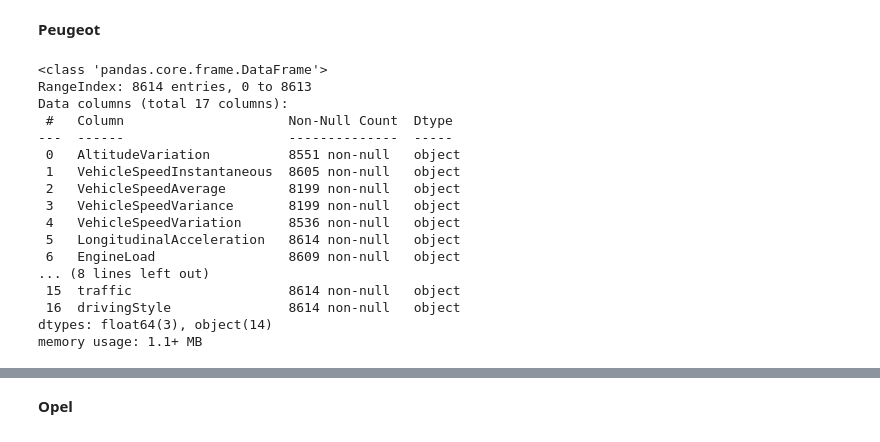
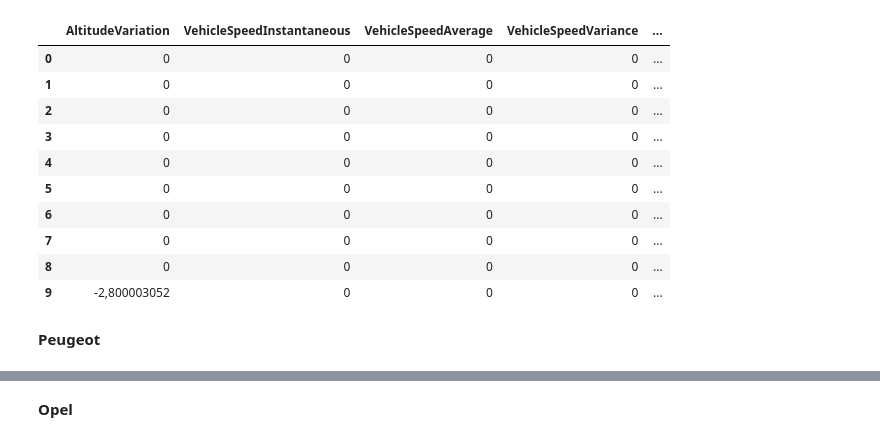
Before and after one commit to Aya-Elhoseny77/AI-Diploma, a Jupyter notebook: Traffic,_Driving_Style_and_Road_Surface_Condition.ipynb, the cells around one changed output, grey strips where cells are left out. Saved outputs shown, nothing was run; the diff lists cells and outputs as text; code cells hidden in the pictures.

```diff
--- a/Traffic,_Driving_Style_and_Road_Surface_Condition.ipynb
+++ b/Traffic,_Driving_Style_and_Road_Surface_Condition.ipynb
@@ -22,0 +17,10 @@ df_opel_02 = read_csv_error('/content/opel_corsa_02.csv')
+# %%
+def read_csv_error(file_path, sep=";"):
+    try:
+        return pd.read_csv(file_path, sep=sep)
+    except FileNotFoundError:
+        print(f"File not found: {file_path}")
+        return None
+    except pd.errors.ParserError:
+        print(f"Error parsing {file_path}. Skipping problematic lines.")
+        return pd.read_csv(file_path, sep=sep, on_bad_lines='skip')
@@ -22,0 +72,9 @@ df_opel_02 = read_csv_error('/content/opel_corsa_02.csv')
+# %%
+# Combine Peugeot data
+df_peugeot = pd.concat([df_peugeot_01, df_peugeot_02], ignore_index=True)
+
+# Combine Opel data
+df_opel = pd.concat([df_opel_01, df_opel_02], ignore_index=True)
+
+#combine all data into one DataFrame
+df_all = pd.concat([df_peugeot, df_opel], ignore_index=True)
@@ -22,0 +138,9 @@ df_opel_02 = read_csv_error('/content/opel_corsa_02.csv')
+# %%
+# Fill NaN in numeric columns with mean
+numeric_cols = df_all.select_dtypes(include=np.number).columns
+df_all[numeric_cols] = df_all[numeric_cols].fillna(df_all[numeric_cols].mean())
+# %%
+# Fill NaN in categorical columns with the most frequent value (mode)
+categorical_cols = df_all.select_dtypes(include=['object', 'category']).columns
+for col in categorical_cols:
+    df_all[col] = df_all[col].fillna(df_all[col].mode()[0])  # Fill with the most frequent value
@@ -23,22 +172,16 @@ df_opel_02 = read_csv_error('/content/opel_corsa_02.csv')
+# %%
+df_all.head(10)
+# %% [output]
+|  | AltitudeVariation | VehicleSpeedInstantaneous | VehicleSpeedAverage | VehicleSpeedVariance | ... |
+| 0 | 0 | 0 | 0 | 0 | ... |
+| 1 | 0 | 0 | 0 | 0 | ... |
+| 2 | 0 | 0 | 0 | 0 | ... |
+| 3 | 0 | 0 | 0 | 0 | ... |
+| 4 | 0 | 0 | 0 | 0 | ... |
+| 5 | 0 | 0 | 0 | 0 | ... |
+| 6 | 0 | 0 | 0 | 0 | ... |
+| 7 | 0 | 0 | 0 | 0 | ... |
+| 8 | 0 | 0 | 0 | 0 | ... |
+| 9 | -2,800003052 | 0 | 0 | 0 | ... |
 # %% [markdown]
 **Peugeot**
-# %%
-df_peugeot_01.info()
-# %% [output]
-<class 'pandas.core.frame.DataFrame'>
-RangeIndex: 8614 entries, 0 to 8613
-Data columns (total 17 columns):
- #   Column                     Non-Null Count  Dtype
----  ------                     --------------  -----
- 0   AltitudeVariation          8551 non-null   object
- 1   VehicleSpeedInstantaneous  8605 non-null   object
- 2   VehicleSpeedAverage        8199 non-null   object
- 3   VehicleSpeedVariance       8199 non-null   object
- 4   VehicleSpeedVariation      8536 non-null   object
- 5   LongitudinalAcceleration   8614 non-null   object
- 6   EngineLoad                 8609 non-null   object
-... (8 lines left out)
- 15  traffic                    8614 non-null   object
- 16  drivingStyle               8614 non-null   object
-dtypes: float64(3), object(14)
-memory usage: 1.1+ MB
```
Also changed, not shown: parts of 30 cells of this notebook.
